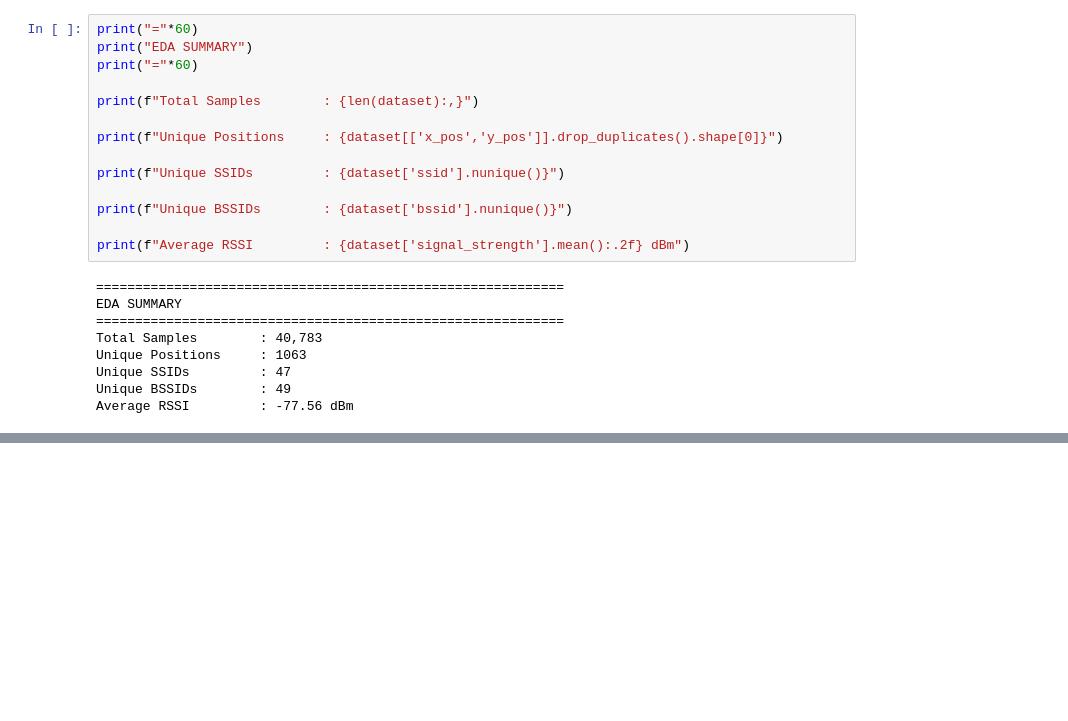
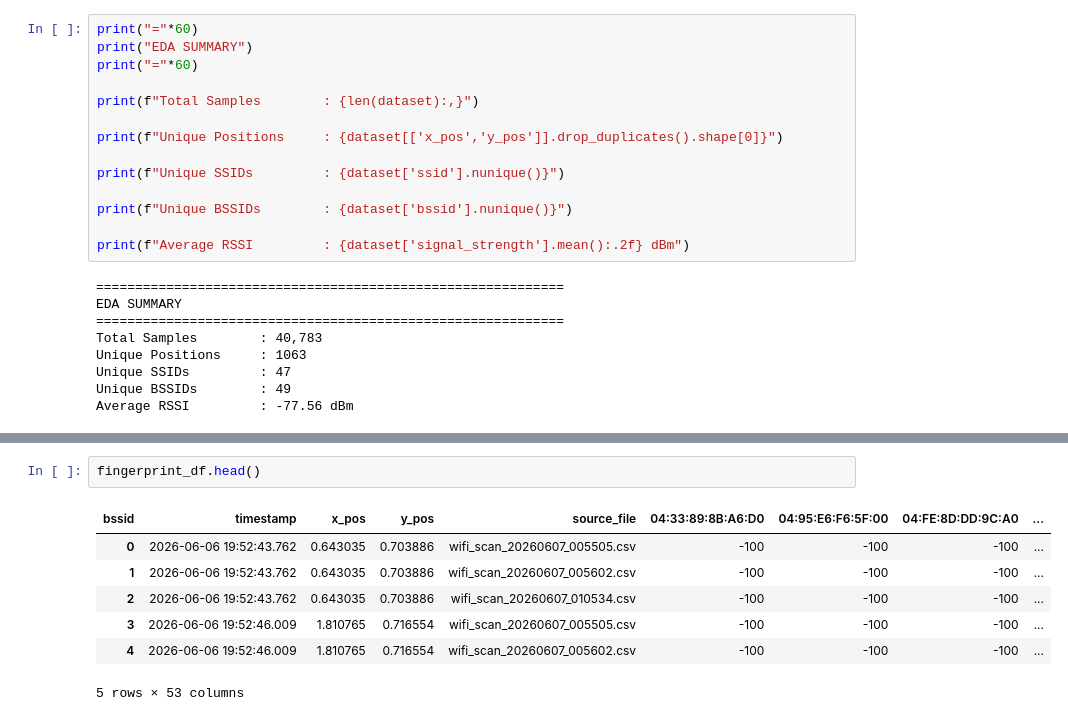
Before and after one commit to moazabeer/wifi-indoor-localization-ml, a Jupyter notebook: notebooks/WiFi_Indoor_Localization.ipynb, the cells around one changed output, grey strips where cells are left out. Saved outputs shown, nothing was run; the diff lists cells and outputs as text; blank space fills up the shorter version.

```diff
--- a/notebooks/WiFi_Indoor_Localization.ipynb
+++ b/notebooks/WiFi_Indoor_Localization.ipynb
@@ -559,0 +644,10 @@ Average RSSI         : -77.56 dBm
+# %%
+fingerprint_df.head()
+# %% [output]
+| bssid | timestamp | x_pos | y_pos | source_file | 04:33:89:8B:A6:D0 | 04:95:E6:F6:5F:00 | 04:FE:8D:DD:9C:A0 | ... |
+| 0 | 2026-06-06 19:52:43.762 | 0.643035 | 0.703886 | wifi_scan_20260607_005505.csv | -100 | -100 | -100 | ... |
+| 1 | 2026-06-06 19:52:43.762 | 0.643035 | 0.703886 | wifi_scan_20260607_005602.csv | -100 | -100 | -100 | ... |
+| 2 | 2026-06-06 19:52:43.762 | 0.643035 | 0.703886 | wifi_scan_20260607_010534.csv | -100 | -100 | -100 | ... |
+| 3 | 2026-06-06 19:52:46.009 | 1.810765 | 0.716554 | wifi_scan_20260607_005505.csv | -100 | -100 | -100 | ... |
+| 4 | 2026-06-06 19:52:46.009 | 1.810765 | 0.716554 | wifi_scan_20260607_005602.csv | -100 | -100 | -100 | ... |
+5 rows × 53 columns
```
Also changed, not shown: parts of 8 cells of this notebook.
